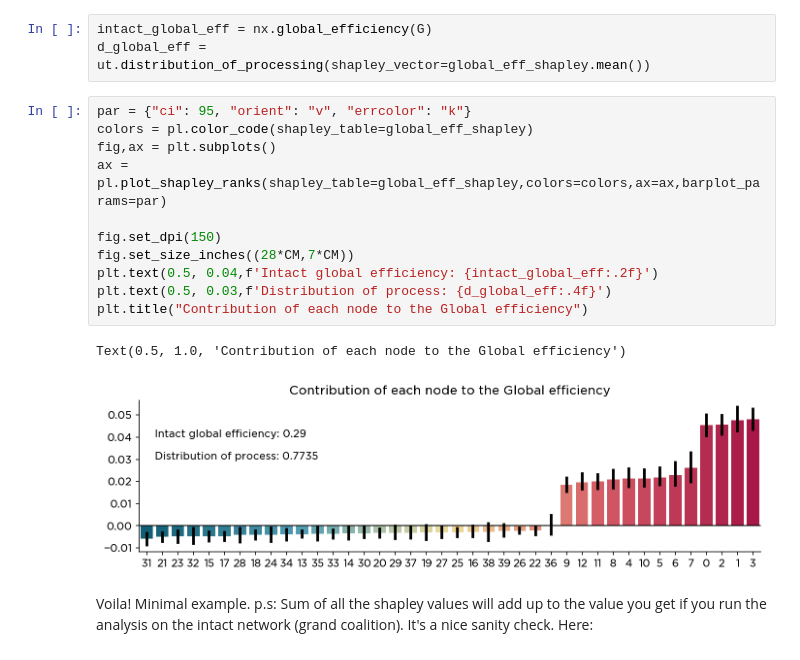
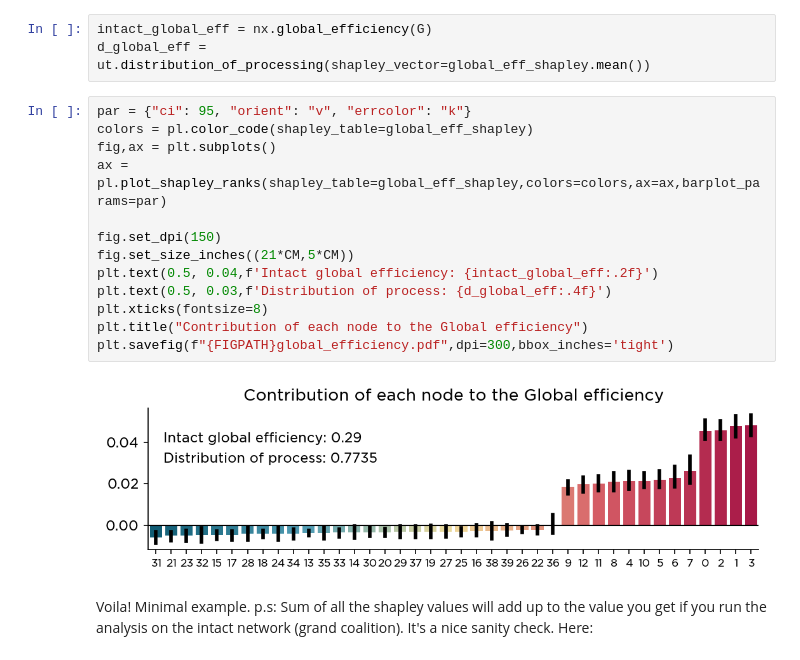
Before and after one commit to kuffmode/msa, a Jupyter notebook: examples/minimal.ipynb, the cells around one changed output. Drawn from its saved outputs; the diff is of its cells as text.

```diff
--- a/examples/minimal.ipynb
+++ b/examples/minimal.ipynb
@@ -115,17 +119,18 @@ d_global_eff = ut.distribution_of_processing(shapley_vector=global_eff_shapley.m
 # %%
 par = {"ci": 95, "orient": "v", "errcolor": "k"}
 colors = pl.color_code(shapley_table=global_eff_shapley)
 fig,ax = plt.subplots()
 ax = pl.plot_shapley_ranks(shapley_table=global_eff_shapley,colors=colors,ax=ax,barplot_params=par)
 
 fig.set_dpi(150)
-fig.set_size_inches((28*CM,7*CM))
+fig.set_size_inches((21*CM,5*CM))
 plt.text(0.5, 0.04,f'Intact global efficiency: {intact_global_eff:.2f}')
 plt.text(0.5, 0.03,f'Distribution of process: {d_global_eff:.4f}')
+plt.xticks(fontsize=8)
 plt.title("Contribution of each node to the Global efficiency")
+plt.savefig(f"{FIGPATH}global_efficiency.pdf",dpi=300,bbox_inches='tight')
 # %% [output]
-Text(0.5, 1.0, 'Contribution of each node to the Global efficiency')
-[figure, old version]
+[figure, new version]
 # %% [markdown]
 Voila! Minimal example.
 p.s: Sum of all the shapley values will add up to the value you get if you run the analysis on the intact network (grand coalition). It's a nice sanity check. Here:
```
Also changed, not shown: parts of 3 cells of this notebook, 14 other files.
